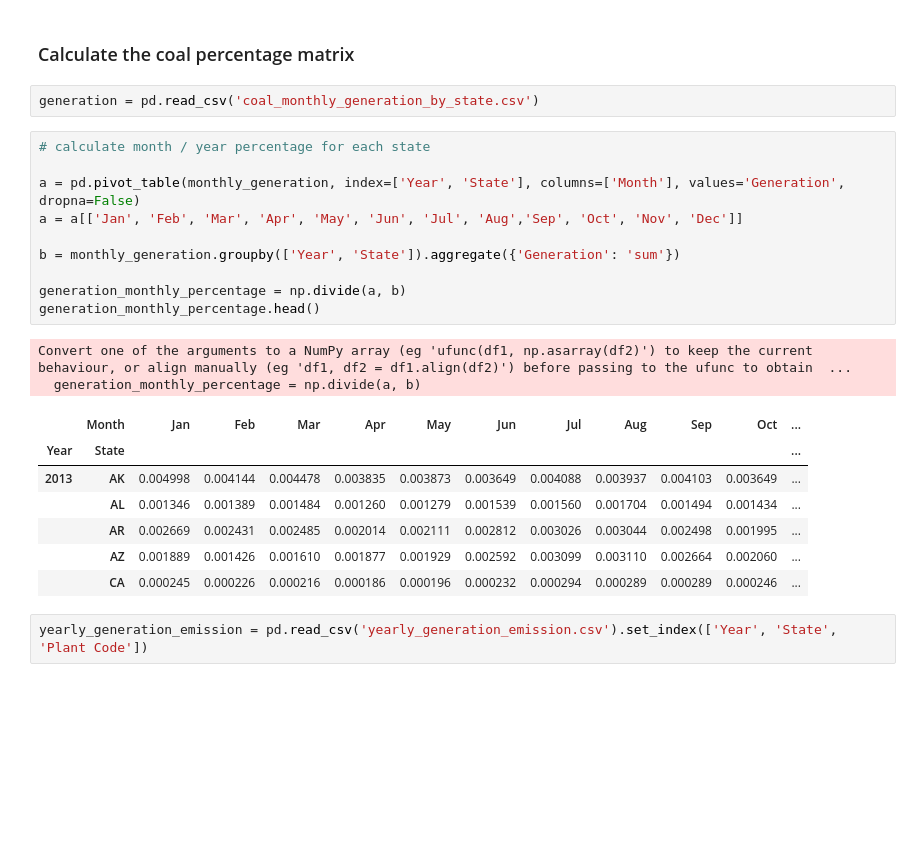
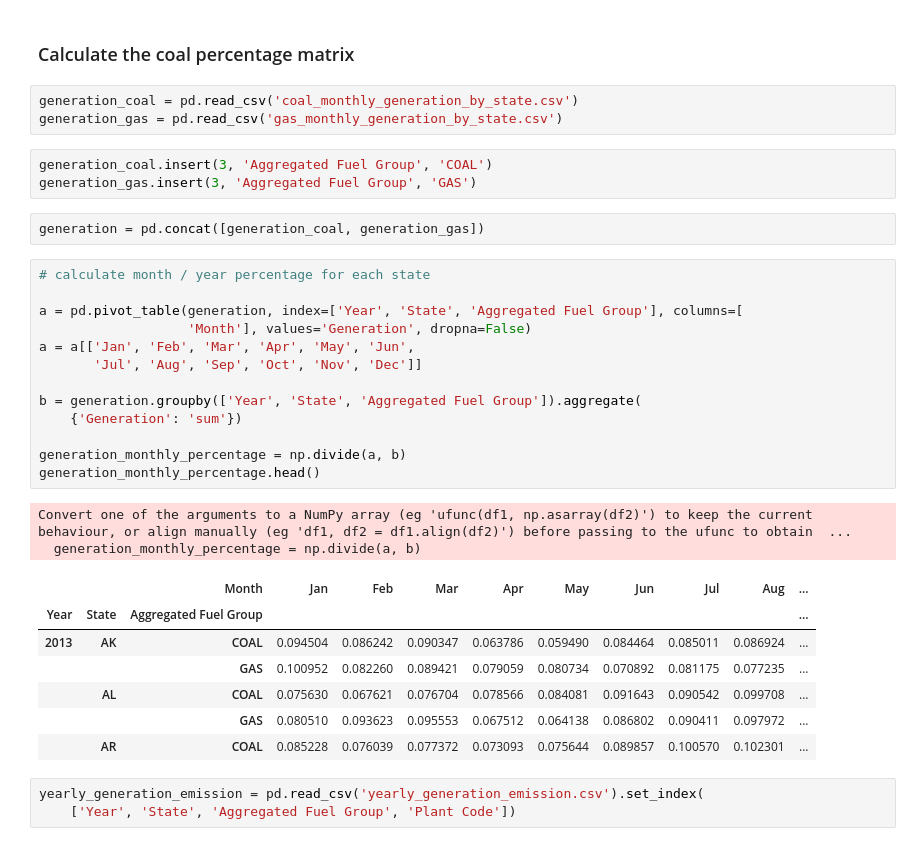
Before and after one commit to steve-z-wang/qtm302w-dataset-project, a Jupyter notebook: ipynb/monthy_generation_emission.ipynb, the cells around one changed output. Drawn from its saved outputs; the diff is of its cells as text; blank space fills up the shorter version.

```diff
--- a/ipynb/monthy_generation_emission.ipynb
+++ b/ipynb/monthy_generation_emission.ipynb
@@ -27,26 +38,36 @@ monthly_generation
 # %% [markdown]
 ### Calculate the coal percentage matrix
 # %%
-generation = pd.read_csv('coal_monthly_generation_by_state.csv')
+generation_coal = pd.read_csv('coal_monthly_generation_by_state.csv')
+generation_gas = pd.read_csv('gas_monthly_generation_by_state.csv')
+# %%
+generation_coal.insert(3, 'Aggregated Fuel Group', 'COAL')
+generation_gas.insert(3, 'Aggregated Fuel Group', 'GAS')
+# %%
+generation = pd.concat([generation_coal, generation_gas])
 # %%
 # calculate month / year percentage for each state
 
-a = pd.pivot_table(monthly_generation, index=['Year', 'State'], columns=['Month'], values='Generation', dropna=False)
-a = a[['Jan', 'Feb', 'Mar', 'Apr', 'May', 'Jun', 'Jul', 'Aug','Sep', 'Oct', 'Nov', 'Dec']]
+a = pd.pivot_table(generation, index=['Year', 'State', 'Aggregated Fuel Group'], columns=[
+                   'Month'], values='Generation', dropna=False)
+a = a[['Jan', 'Feb', 'Mar', 'Apr', 'May', 'Jun',
+       'Jul', 'Aug', 'Sep', 'Oct', 'Nov', 'Dec']]
 
-b = monthly_generation.groupby(['Year', 'State']).aggregate({'Generation': 'sum'})
+b = generation.groupby(['Year', 'State', 'Aggregated Fuel Group']).aggregate(
+    {'Generation': 'sum'})
 
 generation_monthly_percentage = np.divide(a, b)
 generation_monthly_percentage.head()
 # %% [output]
 Convert one of the arguments to a NumPy array (eg 'ufunc(df1, np.asarray(df2)') to keep the current behaviour, or align manually (eg 'df1, df2 = df1.align(df2)') before passing to the ufunc to obtain  ...
   generation_monthly_percentage = np.divide(a, b)
-|  | Month | Jan | Feb | Mar | Apr | May | Jun | Jul | Aug | Sep | Oct | ... |
-| Year | State |  |  |  |  |  |  |  |  |  |  | ... |
-| 2013 | AK | 0.004998 | 0.004144 | 0.004478 | 0.003835 | 0.003873 | 0.003649 | 0.004088 | 0.003937 | 0.004103 | 0.003649 | ... |
-|  | AL | 0.001346 | 0.001389 | 0.001484 | 0.001260 | 0.001279 | 0.001539 | 0.001560 | 0.001704 | 0.001494 | 0.001434 | ... |
-|  | AR | 0.002669 | 0.002431 | 0.002485 | 0.002014 | 0.002111 | 0.002812 | 0.003026 | 0.003044 | 0.002498 | 0.001995 | ... |
-|  | AZ | 0.001889 | 0.001426 | 0.001610 | 0.001877 | 0.001929 | 0.002592 | 0.003099 | 0.003110 | 0.002664 | 0.002060 | ... |
-|  | CA | 0.000245 | 0.000226 | 0.000216 | 0.000186 | 0.000196 | 0.000232 | 0.000294 | 0.000289 | 0.000289 | 0.000246 | ... |
+|  |  | Month | Jan | Feb | Mar | Apr | May | Jun | Jul | Aug | ... |
+| Year | State | Aggregated Fuel Group |  |  |  |  |  |  |  |  | ... |
+| 2013 | AK | COAL | 0.094504 | 0.086242 | 0.090347 | 0.063786 | 0.059490 | 0.084464 | 0.085011 | 0.086924 | ... |
+|  |  | GAS | 0.100952 | 0.082260 | 0.089421 | 0.079059 | 0.080734 | 0.070892 | 0.081175 | 0.077235 | ... |
+|  | AL | COAL | 0.075630 | 0.067621 | 0.076704 | 0.078566 | 0.084081 | 0.091643 | 0.090542 | 0.099708 | ... |
+|  |  | GAS | 0.080510 | 0.093623 | 0.095553 | 0.067512 | 0.064138 | 0.086802 | 0.090411 | 0.097972 | ... |
+|  | AR | COAL | 0.085228 | 0.076039 | 0.077372 | 0.073093 | 0.075644 | 0.089857 | 0.100570 | 0.102301 | ... |
 # %%
-yearly_generation_emission = pd.read_csv('yearly_generation_emission.csv').set_index(['Year', 'State', 'Plant Code'])
+yearly_generation_emission = pd.read_csv('yearly_generation_emission.csv').set_index(
+    ['Year', 'State', 'Aggregated Fuel Group', 'Plant Code'])
```
Also changed, not shown: parts of 14 cells of this notebook, 3 other files.
